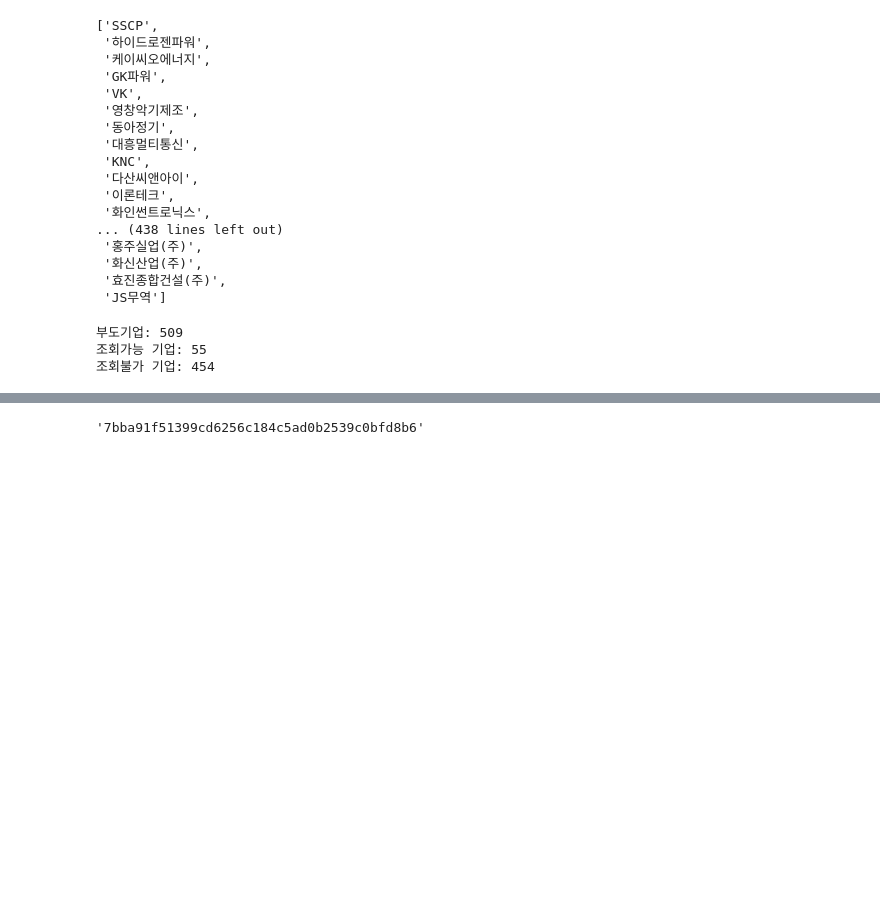
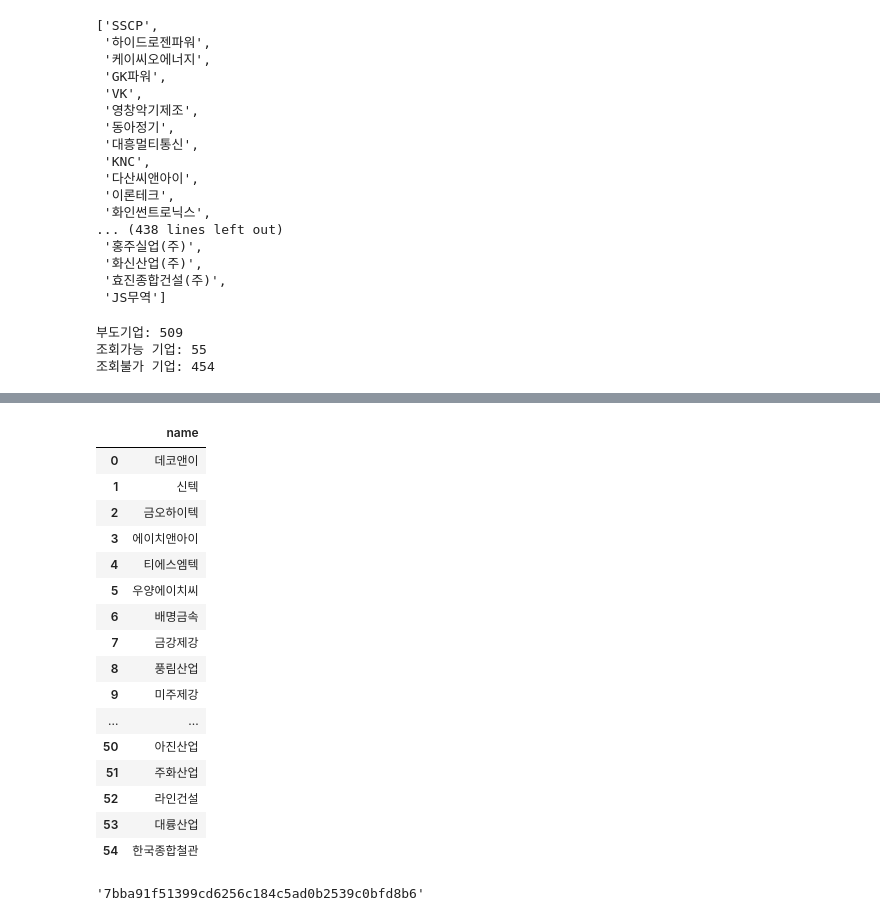
Before and after one commit to Seungki-Jeong/Analysis-of-Corporate-Bankruptcy, a Jupyter notebook: (windows)재무제표, 현금흐름표, 포괄손익계산서 예시-Copy1.ipynb, the cells around one changed output, grey strips where cells are left out. Drawn from its saved outputs; the diff is of its cells as text; code cells hidden in the pictures; blank space fills up the shorter version.

Commit message:
0828_c_list

```diff
--- a/(windows)재무제표, 현금흐름표, 포괄손익계산서 예시-Copy1.ipynb
+++ b/(windows)재무제표, 현금흐름표, 포괄손익계산서 예시-Copy1.ipynb
@@ -166,3 +180,23 @@ print('조회불가 기업:',len(no_list))
+# %%
+pd.read_csv('data/c_list.csv')
+# %% [output]
+|  | name |
+| 0 | 데코앤이 |
+| 1 | 신텍 |
+| 2 | 금오하이텍 |
+| 3 | 에이치앤아이 |
+| 4 | 티에스엠텍 |
+| 5 | 우양에이치씨 |
+| 6 | 배명금속 |
+| 7 | 금강제강 |
+| 8 | 풍림산업 |
+| 9 | 미주제강 |
+| ... | ... |
+| 50 | 아진산업 |
+| 51 | 주화산업 |
+| 52 | 라인건설 |
+| 53 | 대륭산업 |
+| 54 | 한국종합철관 |
 # %%
 import dart_fss as dart
 import pandas as pd
```
Also changed, not shown: parts of 3 cells of this notebook, 1 other file.
